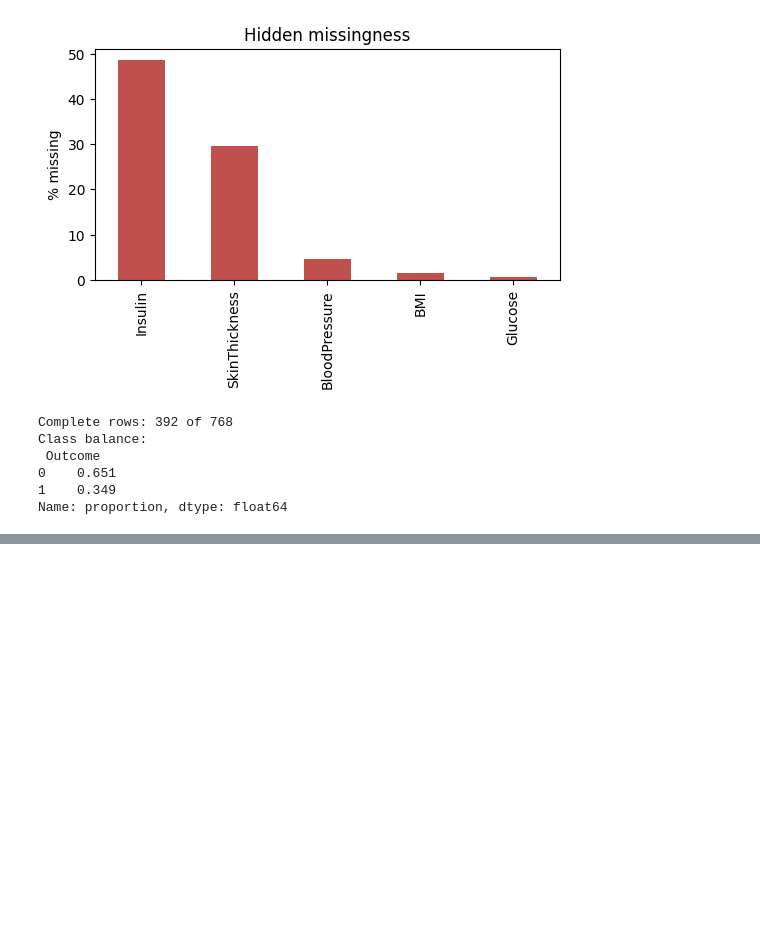
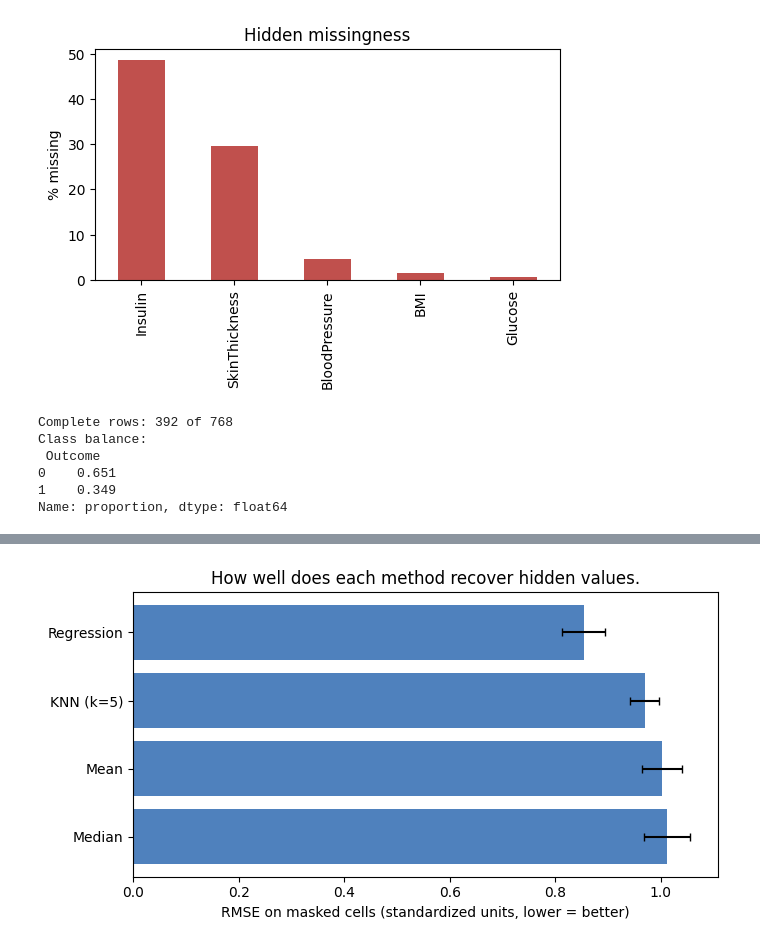
Before and after one commit to lamia-khd/react-router, a Jupyter notebook: imputation_and_imbalance.ipynb, the cells around one changed output, grey strips where cells are left out. Cells and saved outputs as stored; diff of their text form; code cells hidden in the pictures; blank space fills up the shorter version.

```diff
--- a/imputation_and_imbalance.ipynb
+++ b/imputation_and_imbalance.ipynb
@@ -70,0 +187,12 @@ Name: proportion, dtype: float64
+# %%
+# Run the benchmark: hide 20\% of selected values, repeat 5 times
+res_imp = benchmark_imputation(frac=0.20, n_rep=5)
+# For each method, calculate the average error and standard deviation
+# across the five repetitions, then rank methods by average RMSE
+summary_imp = (
+res_imp.groupby("Method")[["RMSE", "MAE"]]
+.agg(["mean", "std"])
+.sort_values(("RMSE", "mean"))
+)
+# Display results rounded to three decimal places
+display(summary_imp.round(3))
@@ -70,0 +218,24 @@ Name: proportion, dtype: float64
+# %%
+import matplotlib.pyplot as plt
+
+fig, ax = plt.subplots(figsize=(7, 3.8))
+# Extract the mean RMSE and its standard deviation for each method
+means = summary_imp[("RMSE", "mean")]
+stds = summary_imp[("RMSE", "std")]
+
+# Plot the horizontal bar chart
+ax.barh(
+    means.index[::-1],
+    means.values[::-1],
+    xerr=stds.values[::-1],
+    color="#4f81bd",
+    capsize=3
+)
+
+# Add axis label and title
+ax.set_xlabel("RMSE on masked cells (standardized units, lower = better)")
+ax.set_title("How well does each method recover hidden values.")
+plt.tight_layout()
+plt.show()
+# %% [output]
+[figure, added]
```
Also changed, not shown: parts of 8 cells of this notebook.
